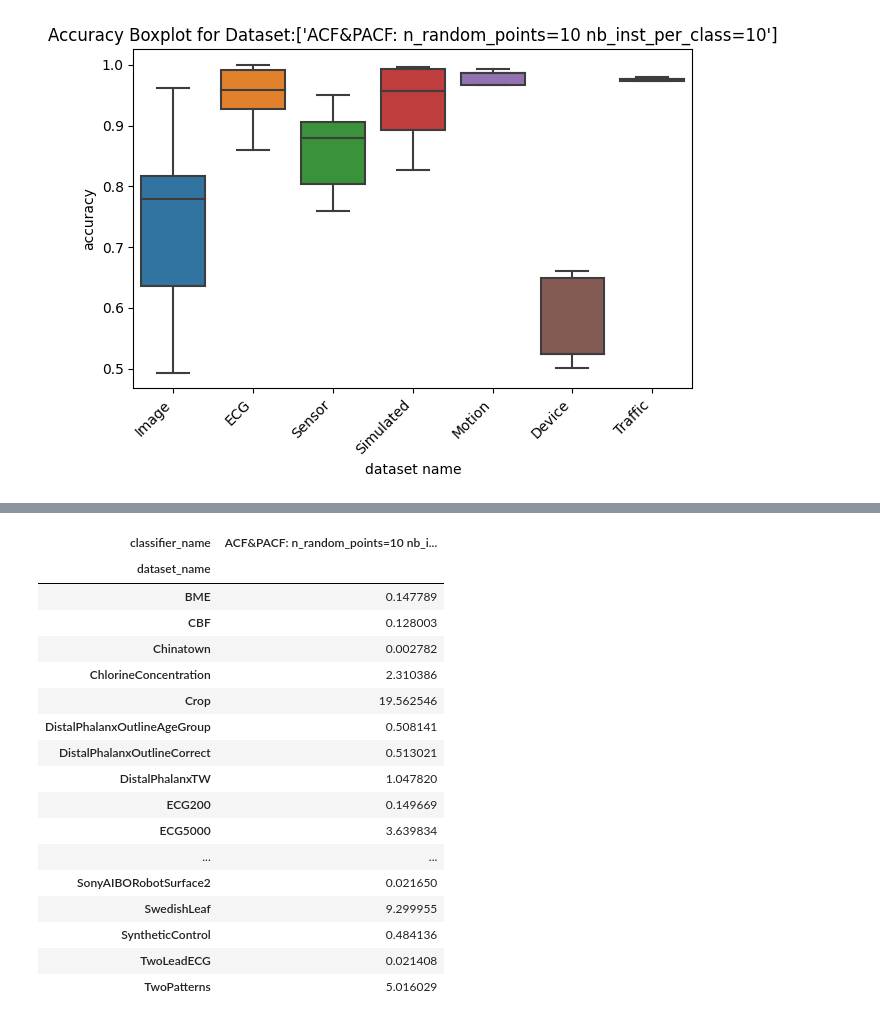
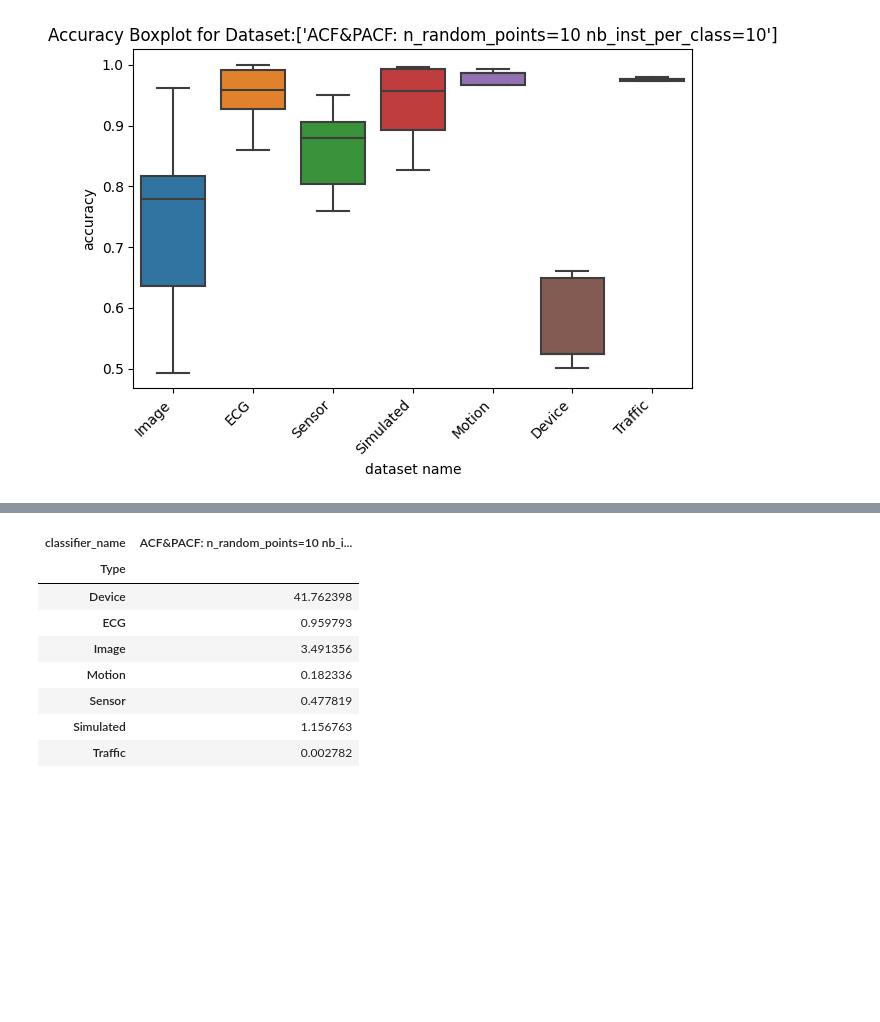
Before and after one commit to nirojasva/random_sast, a Jupyter notebook: ExperimentationRSAST/analysis_rsast_by_category.ipynb, the cells around one changed output, grey strips where cells are left out. Saved outputs shown, nothing was run; the diff lists cells and outputs as text; code cells hidden in the pictures; blank space fills up the shorter version.

```diff
--- a/ExperimentationRSAST/analysis_rsast_by_category.ipynb
+++ b/ExperimentationRSAST/analysis_rsast_by_category.ipynb
@@ -317,23 +294,14 @@ for method in t_score_by_method.columns.drop(hyperparameter):
 # %%
 # create a pivot table with the mean of time by hyperparameter
-time_per_method=pd.pivot_table(df_result, values='time', columns=['classifier_name'],index=['dataset_name'], aggfunc='mean')/60
+time_per_method=pd.pivot_table(df_result, values='time', columns=['classifier_name'],index=['Type'], aggfunc='mean')/60
 time_per_method
 # %% [output]
 | classifier_name | ACF&PACF: n_random_points=10 nb_i... |
-| dataset_name |  |
-| BME | 0.147789 |
-| CBF | 0.128003 |
-| Chinatown | 0.002782 |
-| ChlorineConcentration | 2.310386 |
-| Crop | 19.562546 |
-| DistalPhalanxOutlineAgeGroup | 0.508141 |
-| DistalPhalanxOutlineCorrect | 0.513021 |
-| DistalPhalanxTW | 1.047820 |
-| ECG200 | 0.149669 |
-| ECG5000 | 3.639834 |
-| ... | ... |
-| SonyAIBORobotSurface2 | 0.021650 |
-| SwedishLeaf | 9.299955 |
-| SyntheticControl | 0.484136 |
-| TwoLeadECG | 0.021408 |
-| TwoPatterns | 5.016029 |
+| Type |  |
+| Device | 41.762398 |
+| ECG | 0.959793 |
+| Image | 3.491356 |
+| Motion | 0.182336 |
+| Sensor | 0.477819 |
+| Simulated | 1.156763 |
+| Traffic | 0.002782 |
```
Also changed, not shown: parts of 12 cells of this notebook, 1 other file.
